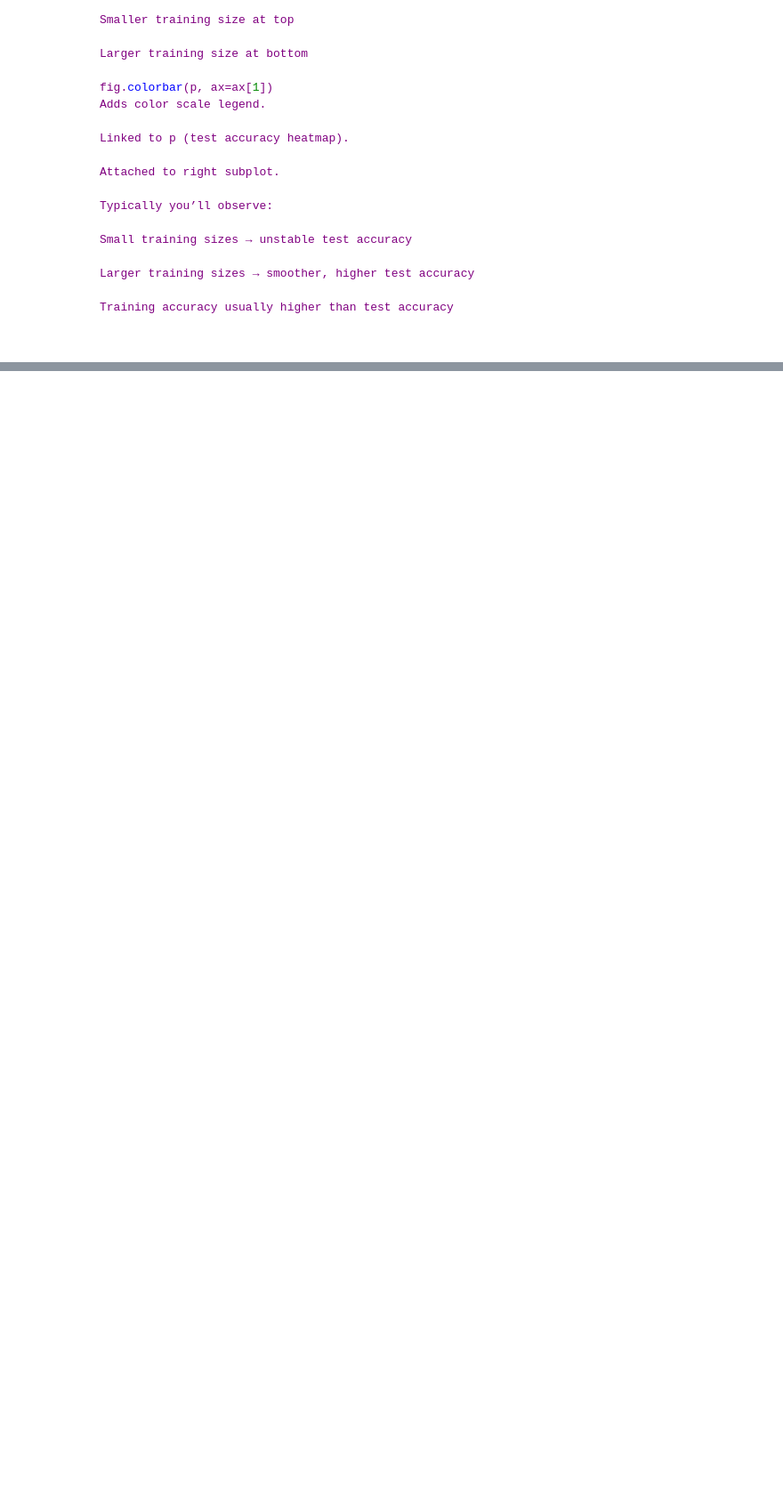
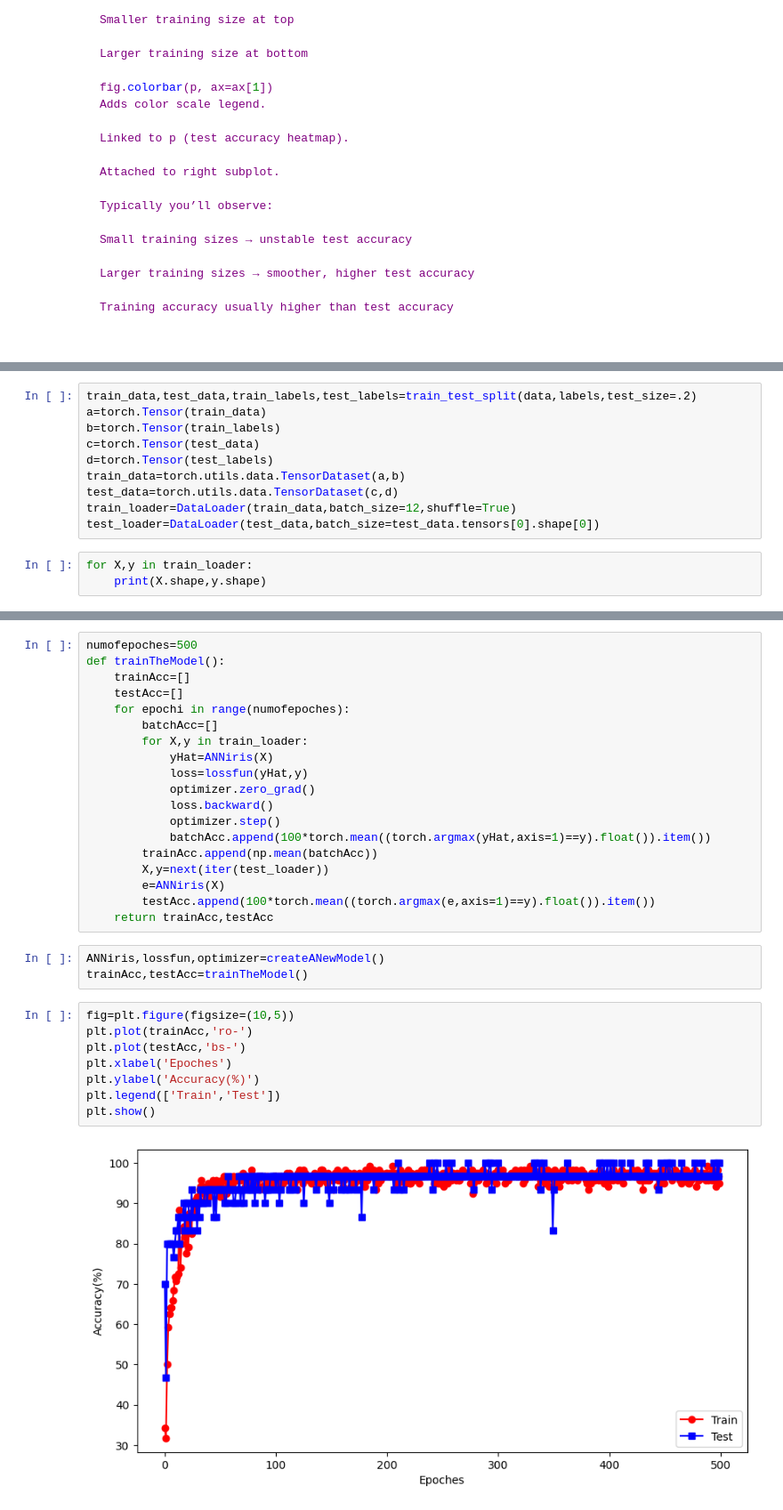
Before and after one commit to anil11887/DL_1_mini_project, a Jupyter notebook: overfitting/sciket.ipynb, the cells around one changed output, grey strips where cells are left out. Shown at 89% size. Drawn from its saved outputs; the diff is of its cells as text; blank space fills up the shorter version.

```diff
--- a/overfitting/sciket.ipynb
+++ b/overfitting/sciket.ipynb
@@ -190,0 +195,13 @@ plt.show()
+# %%
+train_data,test_data,train_labels,test_labels=train_test_split(data,labels,test_size=.2)
+a=torch.Tensor(train_data)
+b=torch.Tensor(train_labels)
+c=torch.Tensor(test_data)
+d=torch.Tensor(test_labels)
+train_data=torch.utils.data.TensorDataset(a,b)
+test_data=torch.utils.data.TensorDataset(c,d)
+train_loader=DataLoader(train_data,batch_size=12,shuffle=True)
+test_loader=DataLoader(test_data,batch_size=test_data.tensors[0].shape[0])
+# %%
+for X,y in train_loader:
+    print(X.shape,y.shape)
@@ -190,0 +219,32 @@ plt.show()
+# %%
+numofepoches=500
+def trainTheModel():
+    trainAcc=[]
+    testAcc=[]
+    for epochi in range(numofepoches):
+        batchAcc=[]
+        for X,y in train_loader:
+            yHat=ANNiris(X)
+            loss=lossfun(yHat,y)
+            optimizer.zero_grad()
+            loss.backward()
+            optimizer.step()
+            batchAcc.append(100*torch.mean((torch.argmax(yHat,axis=1)==y).float()).item())
+        trainAcc.append(np.mean(batchAcc))
+        X,y=next(iter(test_loader))
+        e=ANNiris(X)
+        testAcc.append(100*torch.mean((torch.argmax(e,axis=1)==y).float()).item())
+    return trainAcc,testAcc
+# %%
+ANNiris,lossfun,optimizer=createANewModel()
+trainAcc,testAcc=trainTheModel()
+# %%
+fig=plt.figure(figsize=(10,5))
+plt.plot(trainAcc,'ro-')
+plt.plot(testAcc,'bs-')
+plt.xlabel('Epoches')
+plt.ylabel('Accuracy(%)')
+plt.legend(['Train','Test'])
+plt.show()
+# %% [output]
+[figure, added]
```
Also changed, not shown: parts of 5 cells of this notebook.
